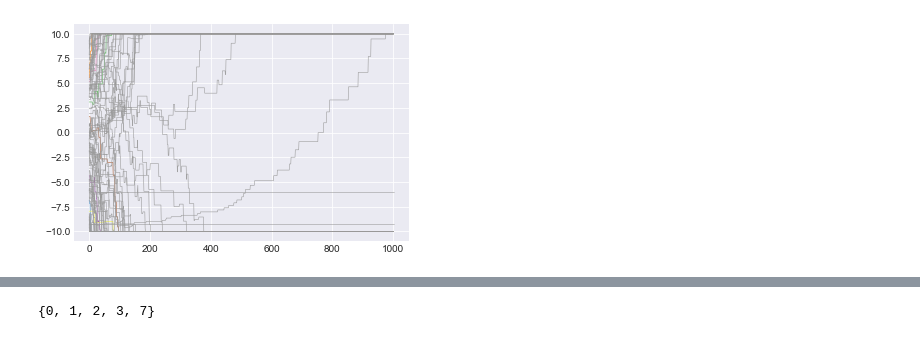
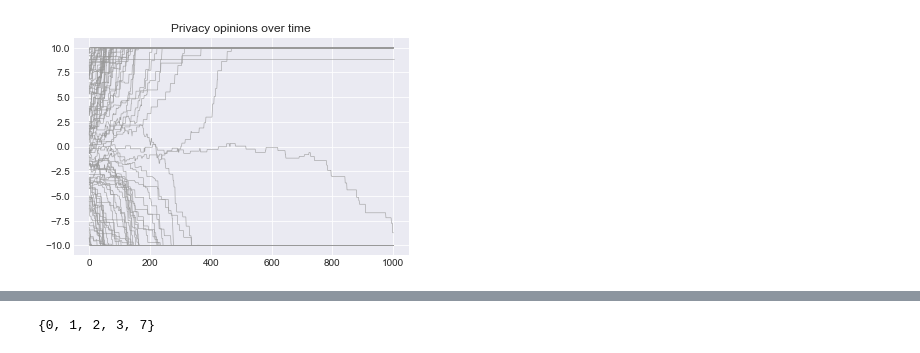
Before and after one commit to rcgonzalez9061/AIPSimulation-Python, a Jupyter notebook: test.ipynb, the cells around one changed output, grey strips where cells are left out. Drawn from its saved outputs; the diff is of its cells as text; code cells hidden in the pictures.

```diff
--- a/test.ipynb
+++ b/test.ipynb
@@ -79,5 +72,5 @@ df2
 # type(parameters_dict["topics"])
 # %%
 sim = Simulation("test_param.json")
-sim.save_adjacency_matrix()
-# sim.run()
+# sim.save_adjacency_matrix()
+sim.run()
@@ -93,16 +89,22 @@ pd.read_csv("values record.csv", ).head()
 # %%
 values = pd.read_csv("values record.csv")
+topic = 'Privacy'
 values = values.pivot_table("Privacy", "tick", "user")
+
+# Title
+plt.title("{} opinions over time".format(topic))
 
 # style
 plt.style.use('seaborn-darkgrid')
 
 # create a color palette
-palette = plt.get_cmap('Set1')
+# palette = plt.get_cmap('Set1')
 
-num=0
+iteration=0
 for column in values:
-    num+=1
+    iteration+=1
     plt.plot(values.index, values[column], marker='', color=palette(num), linewidth=0.6, alpha=0.9, label=column)
+    if iteration == sim.num_users:
+        plt.savefig('{}.png'.format(topic), dpi=600)
 # %% [output]
-[figure, old version]
+[figure, new version]
```
Also changed, not shown: parts of 10 cells of this notebook, 14 other files.
